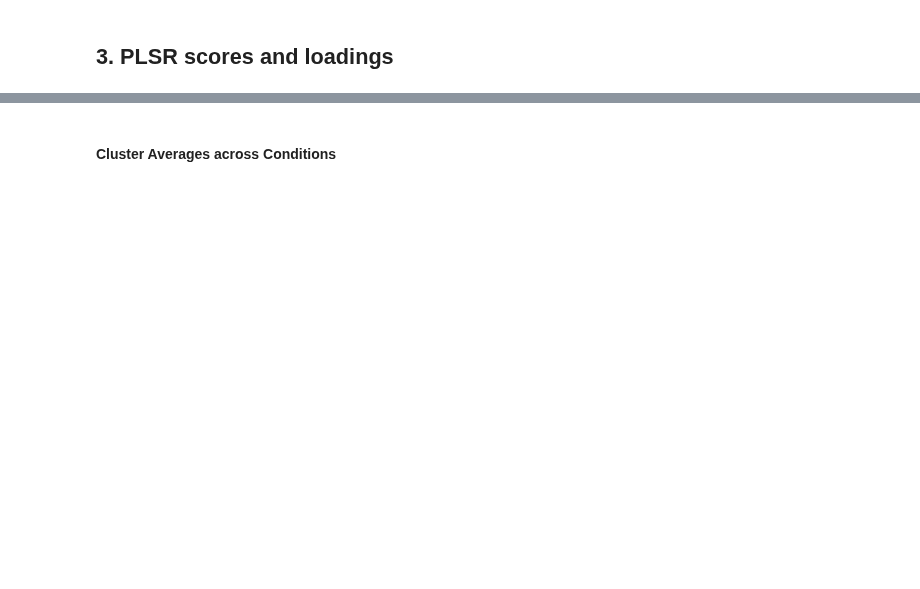
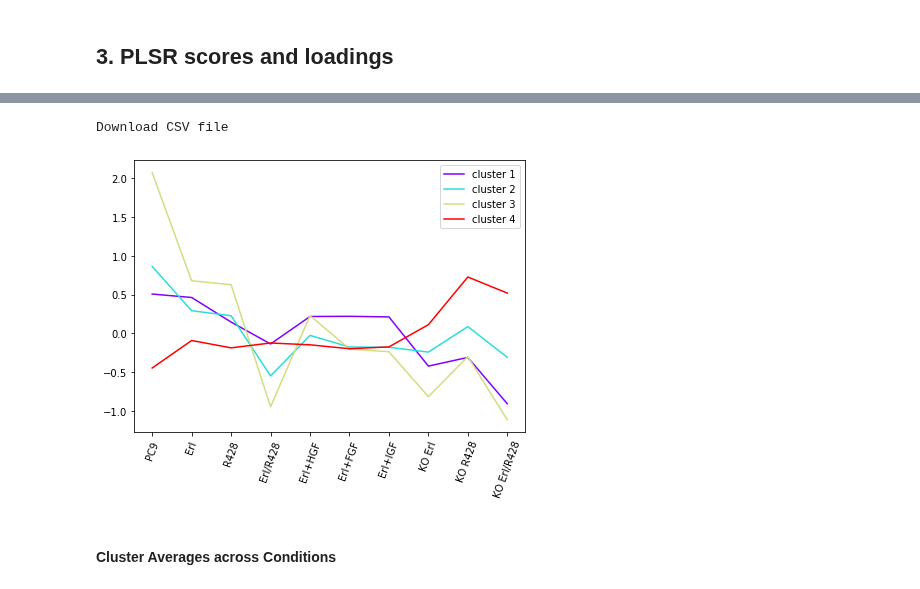
Before and after one commit to meyer-lab/DDMC, a Jupyter notebook: Figure2_kmeansPLSR.ipynb, the cells around one changed output, grey strips where cells are left out. Drawn from its saved outputs; the diff is of its cells as text; code cells hidden in the pictures; blank space fills up the shorter version.

```diff
--- a/Figure2_kmeansPLSR.ipynb
+++ b/Figure2_kmeansPLSR.ipynb
@@ -218,2 +187,18 @@ clustermembers
+# %%
+create_download_link(clustermembers, "RIPK1")
+# %% [output]
+Download CSV file
+# %%
+fig = plt.figure(figsize=(7,5))
+
+centers = kmeans_plsr.named_steps.kmeans.transform(data).T
+
+for i in range(centers.shape[0]):
+    plt.plot(centers.iloc[i,:], label = "cluster "+str(i+1), color = colors_[i])
+
+plt.legend()
+plt.xticks(np.arange(centers.shape[1]), (treatments), rotation=70);
+# %% [output]
+[figure, added]
 # %% [markdown]
 #### Cluster Averages across Conditions
```
Also changed, not shown: parts of 7 cells of this notebook.
